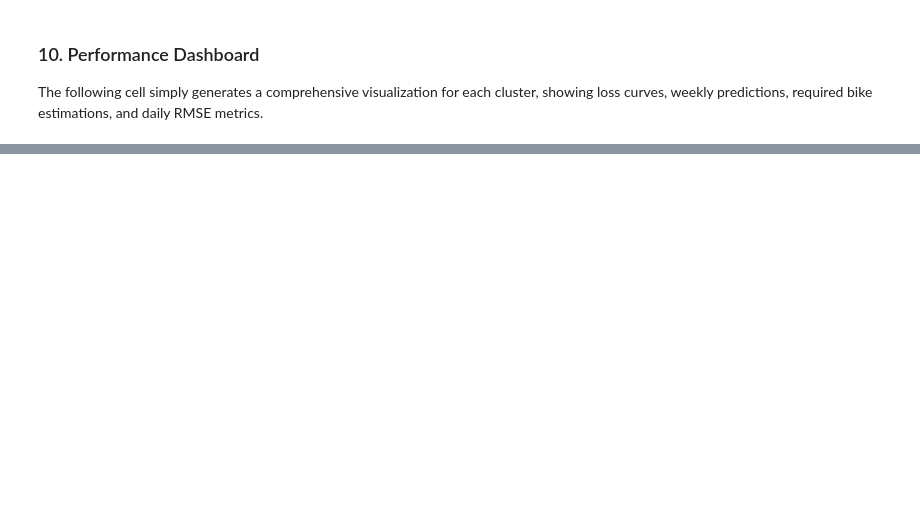
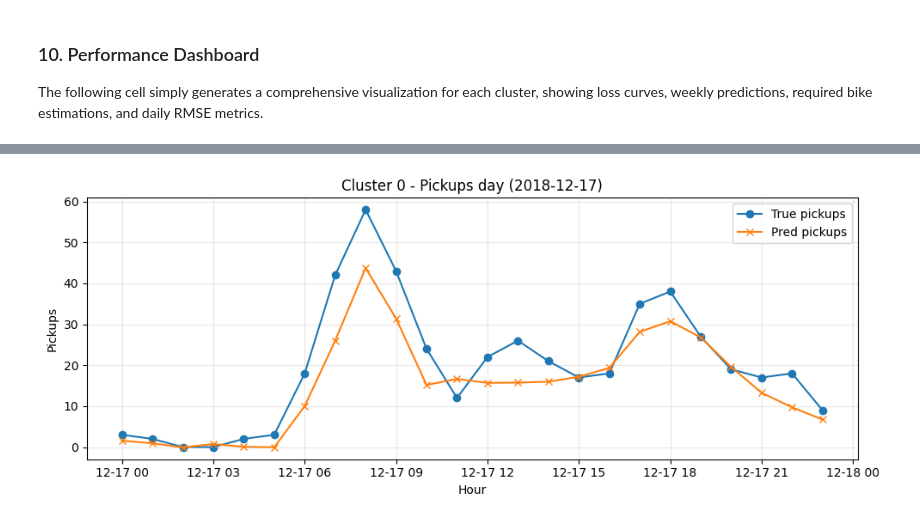
Before and after one commit to tomasvenda/Intro_to_BA, a Jupyter notebook: mlp_extract.ipynb, the cells around one changed output, grey strips where cells are left out. Drawn from its saved outputs; the diff is of its cells as text; code cells hidden in the pictures; blank space fills up the shorter version.

```diff
--- a/mlp_extract.ipynb
+++ b/mlp_extract.ipynb
@@ -840,3 +936,29 @@ plot_cluster_detail(out_all, 8, "2018-12-17")
+# %%
+def plot_cluster_detail(out_all, cid, day_start="2018-12-10"):
+    """Plot pickups over one day (24h) for a given cluster ID."""
+    dfc = out_all[(out_all["cluster_id"] == cid) & (out_all["split"] == "test")].copy()
+    dfc = dfc[(dfc["timestamp"] >= "2018-12-01") & (dfc["timestamp"] <= "2018-12-31 23:00:00")]
+    dfc = dfc.sort_values("timestamp")
+
+    day_start = pd.Timestamp(day_start).normalize()
+    day_end = day_start + pd.Timedelta(days=1)
+    day = dfc[(dfc["timestamp"] >= day_start) & (dfc["timestamp"] < day_end)].copy()
+
+    fig, ax = plt.subplots(1, 1, figsize=(10, 4))
+    ax.plot(day["timestamp"], day["y_true_pickups"], marker="o", label="True pickups")
+    ax.plot(day["timestamp"], day["y_pred_mlp_pickups"], marker="x", label="Pred pickups")
+    ax.set_title(f"Cluster {cid} - Pickups day ({day_start.date()})")
+    ax.set_xlabel("Hour")
+    ax.set_ylabel("Pickups")
+    ax.grid(True, alpha=0.3)
+    ax.legend()
+    plt.tight_layout()
+    plt.show()
+
+# Example:
+plot_cluster_detail(out_all, 0, "2018-12-17")
+# %% [output]
+[figure, added]
 # %%
 import matplotlib.dates as mdates
 
```
Also changed, not shown: parts of 14 cells of this notebook, 2 other files.
